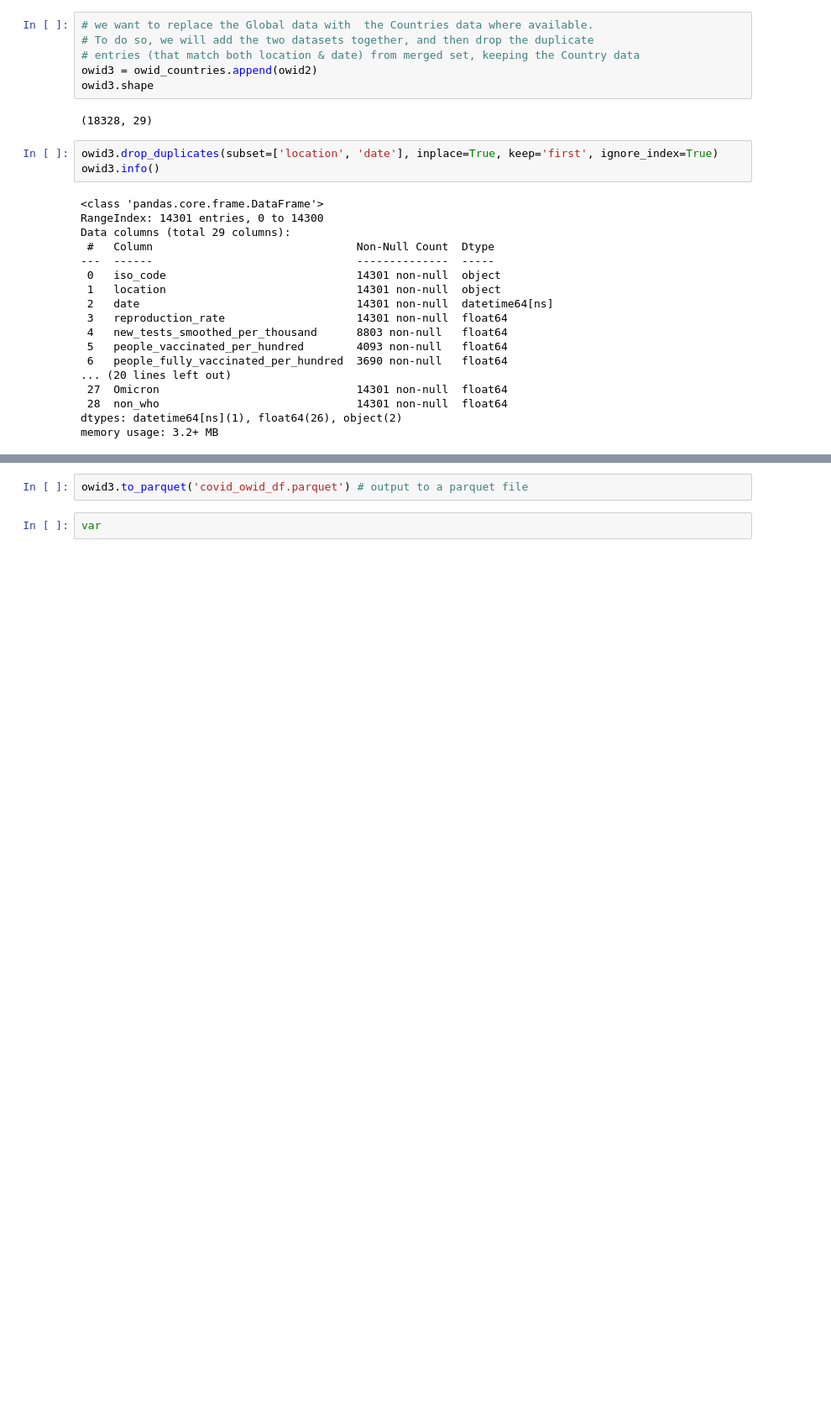
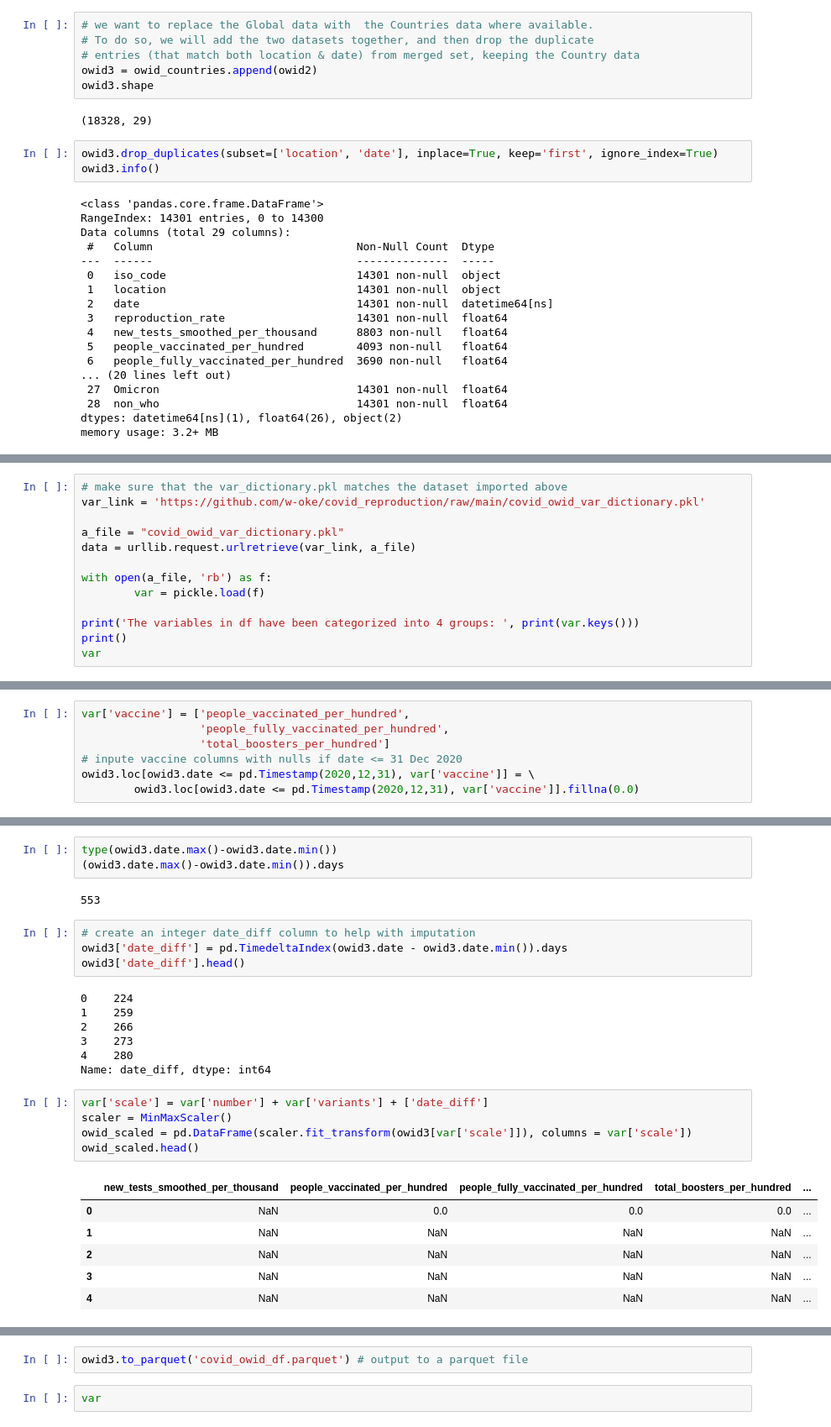
Before and after one commit to w-oke/covid_reproduction, a Jupyter notebook: covid_owid_1_preparation.ipynb, the cells around one changed output, grey strips where cells are left out. Shown at 84% size. Drawn from its saved outputs; the diff is of its cells as text; blank space fills up the shorter version.

Commit message:
added imputation code

```diff
--- a/covid_owid_1_preparation.ipynb
+++ b/covid_owid_1_preparation.ipynb
@@ -402,0 +449,13 @@ memory usage: 3.2+ MB
+# %%
+# make sure that the var_dictionary.pkl matches the dataset imported above
+var_link = 'https://github.com/w-oke/covid_reproduction/raw/main/covid_owid_var_dictionary.pkl'
+
+a_file = "covid_owid_var_dictionary.pkl"
+data = urllib.request.urlretrieve(var_link, a_file)
+
+with open(a_file, 'rb') as f:
+        var = pickle.load(f)
+
+print('The variables in df have been categorized into 4 groups: ', print(var.keys()))
+print()
+var
@@ -402,0 +503,7 @@ memory usage: 3.2+ MB
+# %%
+var['vaccine'] = ['people_vaccinated_per_hundred',
+                  'people_fully_vaccinated_per_hundred',
+                  'total_boosters_per_hundred']
+# inpute vaccine columns with nulls if date <= 31 Dec 2020
+owid3.loc[owid3.date <= pd.Timestamp(2020,12,31), var['vaccine']] = \
+        owid3.loc[owid3.date <= pd.Timestamp(2020,12,31), var['vaccine']].fillna(0.0)
@@ -402,0 +530,28 @@ memory usage: 3.2+ MB
+# %%
+type(owid3.date.max()-owid3.date.min())
+(owid3.date.max()-owid3.date.min()).days
+# %% [output]
+553
+# %%
+# create an integer date_diff column to help with imputation
+owid3['date_diff'] = pd.TimedeltaIndex(owid3.date - owid3.date.min()).days
+owid3['date_diff'].head()
+# %% [output]
+0    224
+1    259
+2    266
+3    273
+4    280
+Name: date_diff, dtype: int64
+# %%
+var['scale'] = var['number'] + var['variants'] + ['date_diff']
+scaler = MinMaxScaler()
+owid_scaled = pd.DataFrame(scaler.fit_transform(owid3[var['scale']]), columns = var['scale'])
+owid_scaled.head()
+# %% [output]
+|  | new_tests_smoothed_per_thousand | people_vaccinated_per_hundred | people_fully_vaccinated_per_hundred | total_boosters_per_hundred | ... |
+| 0 | NaN | 0.0 | 0.0 | 0.0 | ... |
+| 1 | NaN | NaN | NaN | NaN | ... |
+| 2 | NaN | NaN | NaN | NaN | ... |
+| 3 | NaN | NaN | NaN | NaN | ... |
+| 4 | NaN | NaN | NaN | NaN | ... |
```
Also changed, not shown: parts of 13 cells of this notebook.
